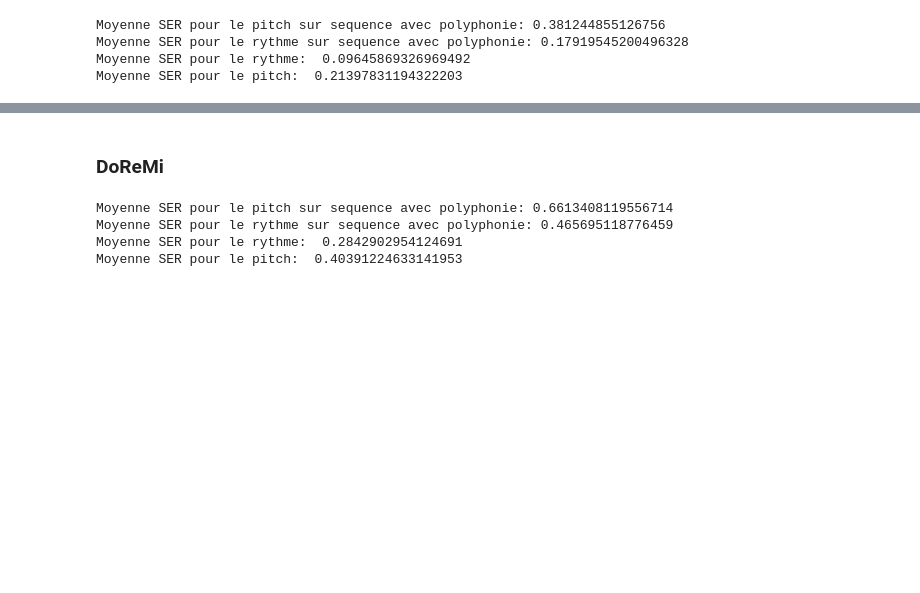
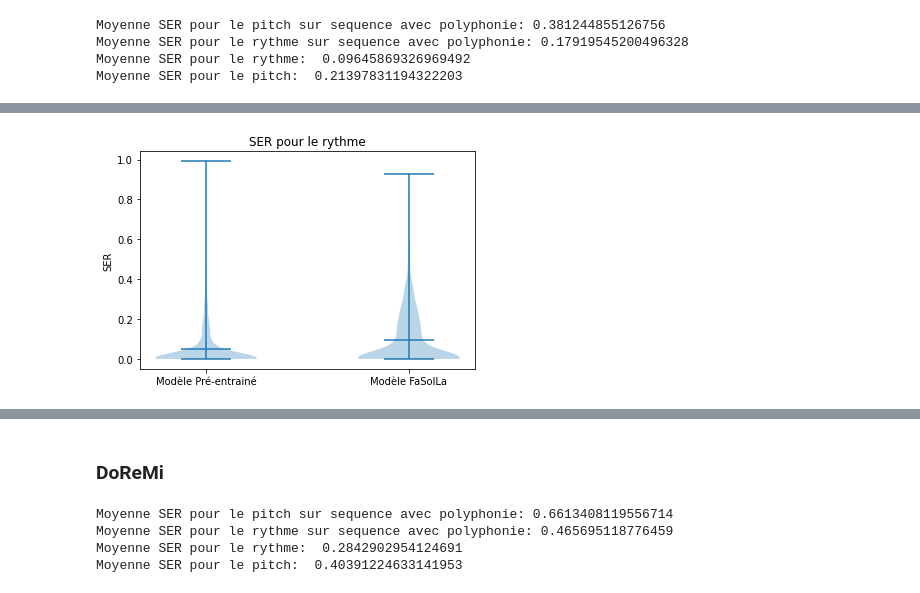
Before and after one commit to mooviies/polyphonic-omr, a Jupyter notebook: experiment_code/plotNotebook.ipynb, the cells around one changed output, grey strips where cells are left out. Saved outputs shown, nothing was run; the diff lists cells and outputs as text; code cells hidden in the pictures; blank space fills up the shorter version.

```diff
--- a/experiment_code/plotNotebook.ipynb
+++ b/experiment_code/plotNotebook.ipynb
@@ -228,0 +287,8 @@ SER_list_rhythm_FaSolLa=SER_rhythm_list
+# %%
+plt.violinplot([SER_rhythm_list_vo,SER_rhythm_list_v1],showmeans=True,showextrema=True)
+plt.xticks(ticks=[1,2],labels=["Modèle Pré-entrainé","Modèle FaSolLa"])
+plt.ylabel("SER")
+plt.title("SER pour le rythme")
+plt.show()
+# %% [output]
+[figure, added]
```
Also changed, not shown: parts of 55 cells of this notebook.
